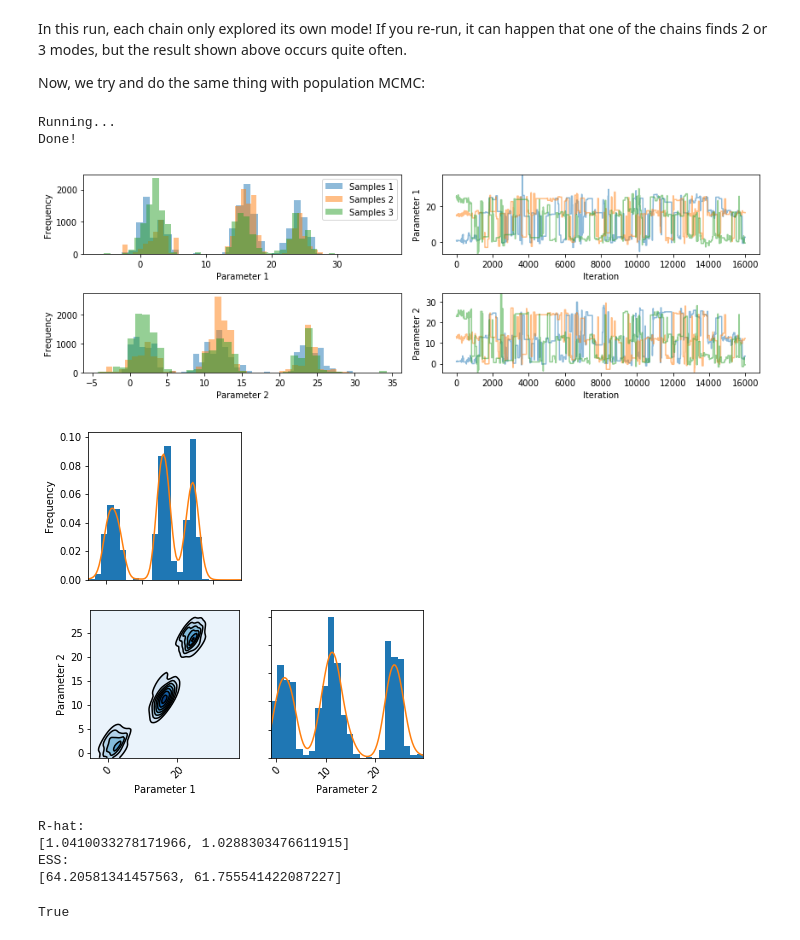
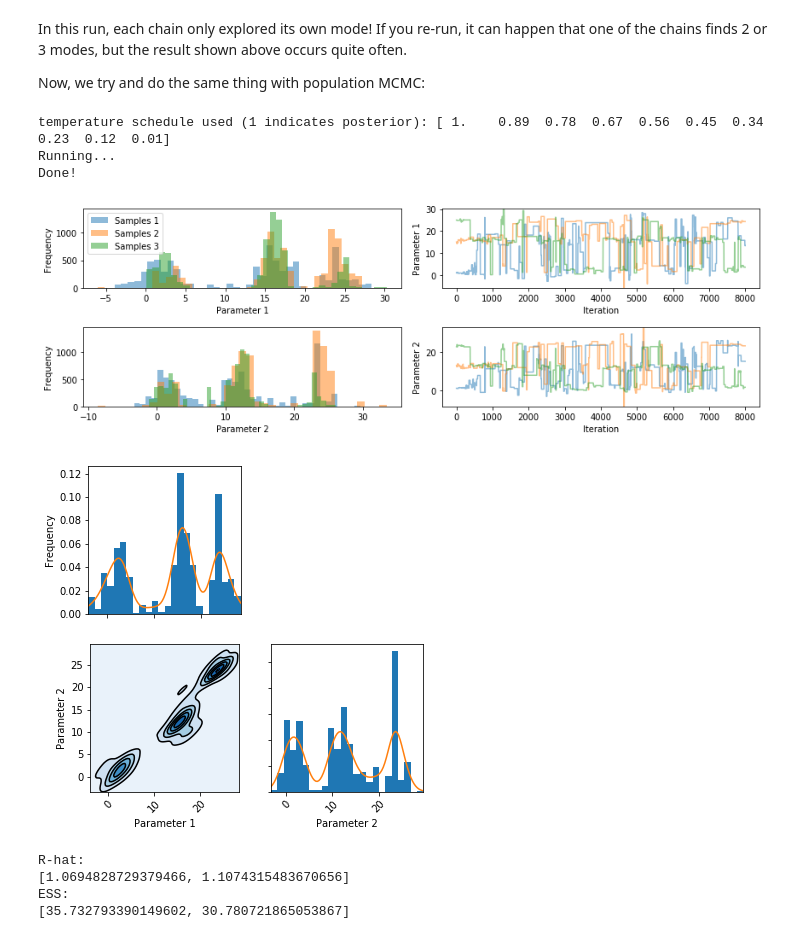
Before and after one commit to iamleeg/pints, a Jupyter notebook: examples/sampling-population-mcmc.ipynb, the cells around one changed output. Saved outputs shown, nothing was run; the diff lists cells and outputs as text; code cells hidden in the pictures.

Commit message:
Added print of temperature schedule in notebook and set linear scale from 0.01 (0 was throwing an error)

```diff
--- a/examples/sampling-population-mcmc.ipynb
+++ b/examples/sampling-population-mcmc.ipynb
@@ -95,46 +95,49 @@ Now, we try and do the same thing with population MCMC:
 mcmc = pints.MCMCSampling(log_pdf, 3, xs, method=pints.PopulationMCMC)
 
 # Add stopping criterion
-mcmc.set_max_iterations(16000)
+mcmc.set_max_iterations(8000)
 
 # Disable logging mode
 mcmc.set_log_to_screen(False)
+
+# Set to linear temperature schedule
+for i in range(0, 2):
+    mcmc.samplers()[0].set_log_temperature_schedule(False)
+
+print('Temperature schedule used (1 indicates posterior): ' + str(mcmc.samplers()[0].temperature_schedule()))
 
 # Run!
 print('Running...')
 chains = mcmc.run()
 print('Done!')
 
 # Show traces and histograms
 pints.plot.trace(chains)
 
 # Discard warm up
 chains = chains[:, 2000:, :]
 
 # Look at distribution in chain 0
 pints.plot.pairwise(chains[0], kde=True)
 
 # Show graphs
 plt.show()
 
 # Check convergence using rhat criterion
 print('R-hat:')
 print(pints.rhat_all_params(chains))
 
 # Check effective sample size
 chains = np.vstack(chains)
 print('ESS:')
 print(pints.effective_sample_size(chains))
 # %% [output]
+temperature schedule used (1 indicates posterior): [ 1.    0.89  0.78  0.67  0.56  0.45  0.34  0.23  0.12  0.01]
 Running...
 Done!
-[figure, old version]
+[figure, new version]
-[figure, old version]
+[figure, new version]
 R-hat:
-[1.0410033278171966, 1.0288303476611915]
+[1.0694828729379466, 1.1074315483670656]
 ESS:
-[64.20581341457563, 61.755541422087227]
+[35.732793390149602, 30.780721865053867]
-# %%
-bool(float('Inf'))
-# %% [output]
-True
```
Also changed, not shown: parts of 1 cell of this notebook, 1 other file.
